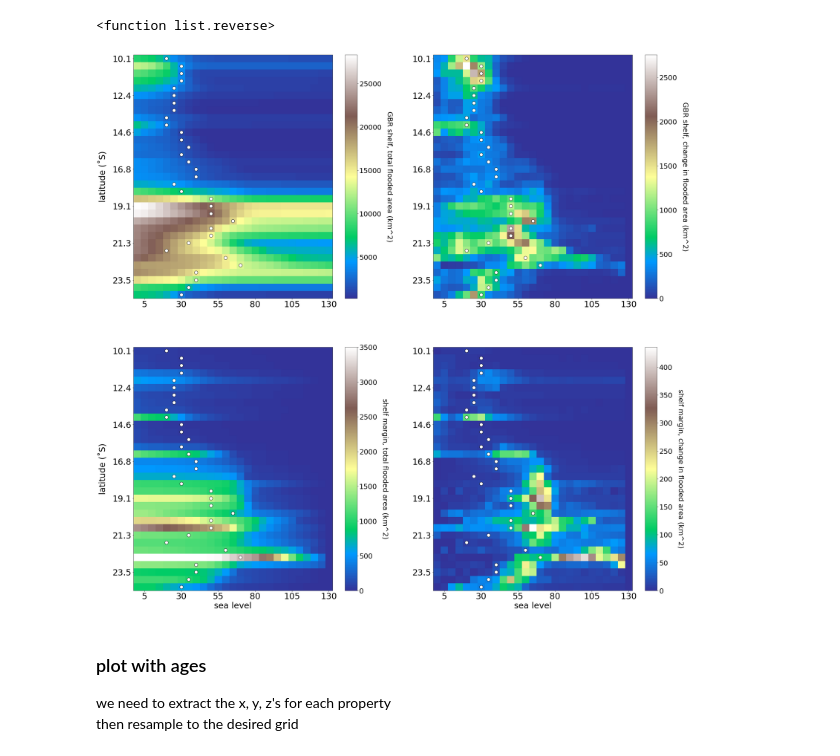
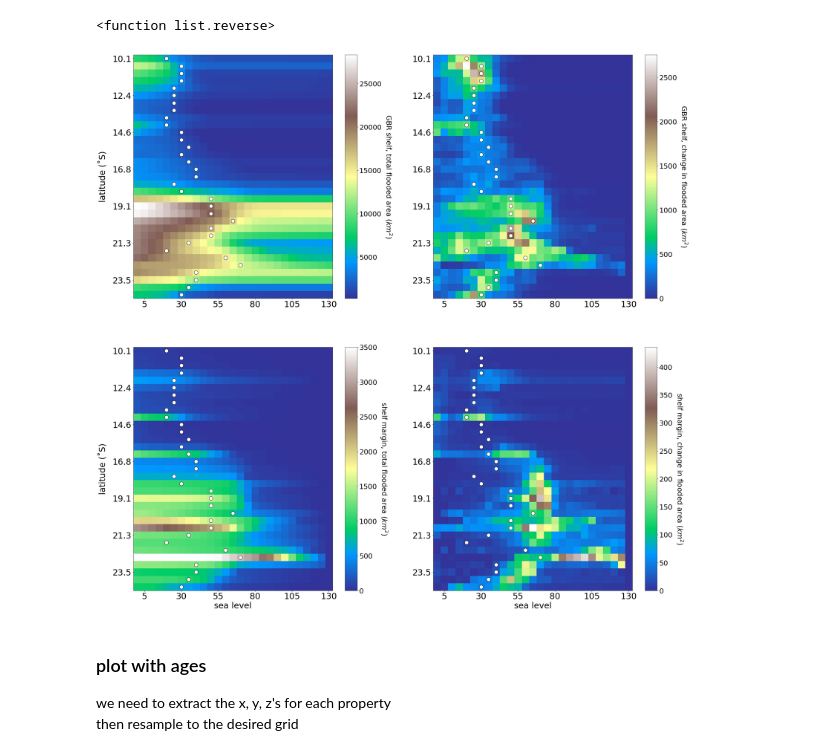
Before and after one commit to tawonque/gbr_flooding, a Jupyter notebook: resample_paperGBR.ipynb, the cells around one changed output. Cells and saved outputs as stored; diff of their text form; code cells hidden in the pictures.

```diff
--- a/resample_paperGBR.ipynb
+++ b/resample_paperGBR.ipynb
@@ -1334,7 +1361,7 @@ len(sea_level_maxCoastLength)
 # %% [markdown]
 ### shelf flooding
 # %%
-shelf_flooding_summary = pd.read_excel('/Users/gus/Documents/Personal/Flooding_GBR/notebook/area_km2_all_gbr_zones.xlsx', has_index_names=True)
+shelf_flooding_summary = pd.read_excel('/Users/gus/Documents/GBR/Flooding_GBR/notebook/area_km2_all_gbr_zones.xlsx', has_index_names=True)
 # %% [output]
 The has_index_names argument is deprecated; index names will be automatically inferred based on index_col.
 This argmument is still necessary if reading Excel output from 0.16.2 or prior with index names.
@@ -1365,7 +1392,7 @@ shelf_flooding_summary = np.array(shelf_flooding_summary.iloc[:,2:])
 # %% [markdown]
 ### edge flooding
 # %%
-edge_flooding_summary = pd.read_excel('/Users/gus/Documents/Personal/Flooding_GBR/notebook/area_cum_km2_all_se_zones.xlsx', has_index_names=True)
+edge_flooding_summary = pd.read_excel('/Users/gus/Documents/GBR/Flooding_GBR/notebook/area_cum_km2_all_se_zones.xlsx', has_index_names=True)
 # %% [output]
 The has_index_names argument is deprecated; index names will be automatically inferred based on index_col.
 This argmument is still necessary if reading Excel output from 0.16.2 or prior with index names.
@@ -1375,7 +1402,7 @@ edge_flooding_summary = np.array(edge_flooding_summary.iloc[:,2:])
 # %% [markdown]
 ### shelf rate
 # %%
-shelf_rate_summary = pd.read_excel('/Users/gus/Documents/Personal/Flooding_GBR/notebook/flood_rate_all_gbr_zones.xlsx', has_index_names=True)
+shelf_rate_summary = pd.read_excel('/Users/gus/Documents/GBR/Flooding_GBR/notebook/flood_rate_all_gbr_zones.xlsx', has_index_names=True)
 # %% [output]
 The has_index_names argument is deprecated; index names will be automatically inferred based on index_col.
 This argmument is still necessary if reading Excel output from 0.16.2 or prior with index names.
@@ -1385,7 +1412,7 @@ shelf_rate_summary = np.array(shelf_rate_summary.iloc[:,2:])
 # %% [markdown]
 ### shelf edge rate
 # %%
-edge_rate_summary = pd.read_excel('/Users/gus/Documents/Personal/Flooding_GBR/notebook/flood_rate_all_se_zones.xlsx', has_index_names=True)
+edge_rate_summary = pd.read_excel('/Users/gus/Documents/GBR/Flooding_GBR/notebook/flood_rate_all_se_zones.xlsx', has_index_names=True)
 # %% [output]
 The has_index_names argument is deprecated; index names will be automatically inferred based on index_col.
 This argmument is still necessary if reading Excel output from 0.16.2 or prior with index names.
@@ -1425,65 +1452,65 @@ ax1=plt.imshow(np.rot90(shelf_flooding_summary,1), cmap='terrain', interpolation
 plt.gca().invert_xaxis()
 plt.grid(False)
 cb = plt.colorbar()
-cb.set_label(label='GBR shelf, total flooded area (km^2)', fontsize=25, rotation=-90, labelpad=40)
+cb.set_label(label='GBR shelf, total flooded area ($km^2$)', fontsize=25, rotation=-90, labelpad=40)
 cb.ax.tick_params(labelsize=25)
 plt.ylabel('latitude (˚S)', fontsize=30, labelpad=20)
 plt.xticks([0, 5, 10, 15, 20, 25])
 ax1.axes.set_xticklabels(['130','105','80', '55', '30', '5'], fontsize=30)
 plt.yticks([0, 5, 10, 15, 20, 25, 30])
 ax1.axes.set_yticklabels(latitudes_round[:], fontsize=30)
-plt.scatter(sl_maxCoastLength, latitude_index, marker='o', s=140, c='w', edgecolor='k')
+plt.scatter(sl_maxCoastLength, latitude_index, marker='o', s=180, c='w', edgecolor='k')
 
 plt.subplot(222)
 ax2=plt.imshow(np.rot90(shelf_rate_summary,1), cmap='terrain', interpolation=None)
 plt.gca().invert_xaxis()
 plt.grid(False)
 cb = plt.colorbar()
-cb.set_label(label='GBR shelf, change in flooded area (km^2)', fontsize=25, rotation=-90, labelpad=40)
+cb.set_label(label='GBR shelf, change in flooded area ($km^2$)', fontsize=25, rotation=-90, labelpad=40)
 cb.ax.tick_params(labelsize=25)
 plt.xticks([0, 5, 10, 15, 20, 25])
 ax2.axes.set_xticklabels(['130','105','80', '55', '30', '5'], fontsize=30)
 plt.yticks([0, 5, 10, 15, 20, 25, 30])
 ax2.axes.set_yticklabels(latitudes_round[:], fontsize=30)
-plt.scatter(sl_maxCoastLength, latitude_index, marker='o', s=140, c='w', edgecolor='k')
+plt.scatter(sl_maxCoastLength, latitude_index, marker='o', s=180, c='w', edgecolor='k')
 
 
 plt.subplot(223)
 ax3 = plt.imshow(np.rot90(edge_flooding_summary,1), cmap='terrain', interpolation=None)
 plt.gca().invert_xaxis()
 plt.grid(False)
 cb = plt.colorbar()
-cb.set_label(label='shelf margin, total flooded area (km^2)', fontsize=25, rotation=-90, labelpad=40)
+cb.set_label(label='shelf margin, total flooded area ($km^2$)', fontsize=25, rotation=-90, labelpad=40)
 cb.ax.tick_params(labelsize=25)
 plt.ylabel('latitude (˚S)', fontsize=30, labelpad=20)
 plt.xlabel('sea level', fontsize=30)
 plt.xticks([0, 5, 10, 15, 20, 25])
 ax3.axes.set_xticklabels(['130','105','80', '55', '30', '5'], fontsize=30)
 plt.yticks([0, 5, 10, 15, 20, 25, 30])
 ax3.axes.set_yticklabels(latitudes_round[:], fontsize=30)
-plt.scatter(sl_maxCoastLength, latitude_index, marker='o', s=140, c='w', edgecolor='k')
+plt.scatter(sl_maxCoastLength, latitude_index, marker='o', s=180, c='w', edgecolor='k')
 
 
 plt.subplot(224)
 ax4=plt.imshow(np.rot90(edge_rate_summary,1), cmap='terrain', interpolation=None)
 plt.gca().invert_xaxis()
 plt.grid(False)
 cb = plt.colorbar()
-cb.set_label(label='shelf margin, change in flooded area (km^2)', fontsize=25, rotation=-90, labelpad=40)
+cb.set_label(label='shelf margin, change in flooded area ($km^2$)', fontsize=25, rotation=-90, labelpad=40)
 cb.ax.tick_params(labelsize=25)
 plt.xlabel('sea level', fontsize=30)
 plt.xticks([0, 5, 10, 15, 20, 25])
 ax4.axes.set_xticklabels(['130','105','80', '55', '30', '5'], fontsize=30)
 plt.yticks([0, 5, 10, 15, 20, 25, 30])
 ax4.axes.set_yticklabels(latitudes_round[:], fontsize=30)
-plt.scatter(sl_maxCoastLength, latitude_index, marker='o', s=140, c='w', edgecolor='k')
+plt.scatter(sl_maxCoastLength, latitude_index, marker='o', s=180, c='w', edgecolor='k')
 
 
 
 plt.savefig('./figures_review/fig4_review.svg')
 plt.show()
 # %% [output]
-[figure, old version]
+[figure, new version]
 # %% [markdown]
 ### plot with ages<br>
 we need to extract the x, y, z's for each property<br>
```
Also changed, not shown: parts of 11 cells of this notebook, 9 other files.
